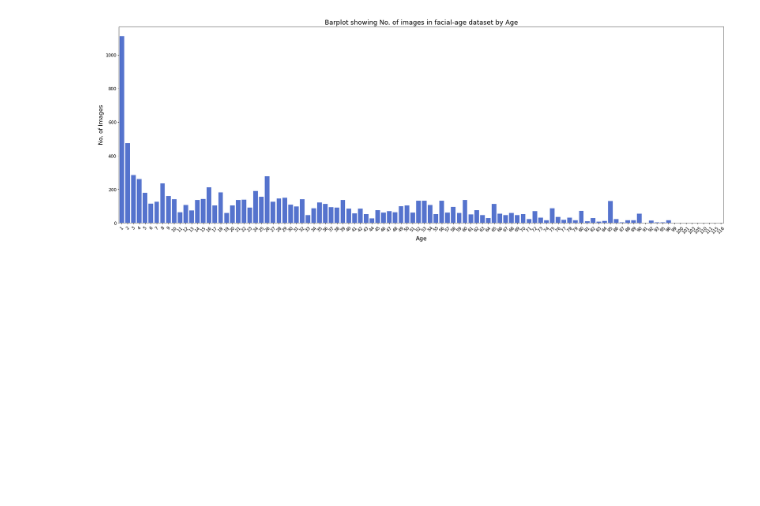
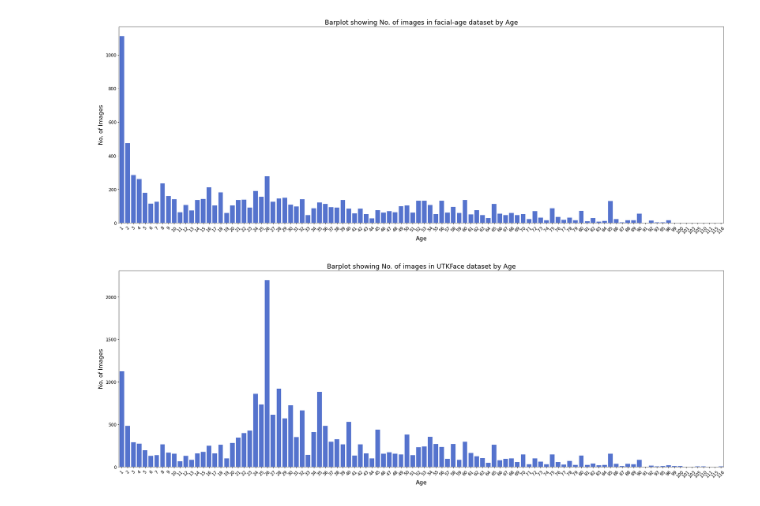
Before and after one commit to tiffanytang3344/Age_Detection_Using_Facial_Image_with_CNN, a Jupyter notebook: EDA_age_data.ipynb, the cells around one changed output. Drawn from its saved outputs; the diff is of its cells as text; code cells hidden in the pictures; blank space fills up the shorter version.

```diff
--- a/EDA_age_data.ipynb
+++ b/EDA_age_data.ipynb
@@ -287,3 +287,22 @@ plt.title("Barplot showing No. of images in facial-age dataset by Age", fontsize
 plt.savefig('/content/drive/My Drive/Age_Detection/plot_images/barplot_facial_age_images.png', bbox_inches='tight');
 # %% [output]
 [figure]
+# %%
+# Plotting the no. of images by ages in a barplot.
+
+plt.figure(figsize=(30, 10))
+
+ax = sns.barplot(x=images_df.index, y=images_df['utkface_images'], color='royalblue')
+
+ax.tick_params(axis='both', labelsize=12)
+ax.tick_params(axis='x', labelrotation=45)
+
+plt.xlabel("Age", fontsize=16)
+plt.ylabel("No. of Images", fontsize=16)
+
+plt.title("Barplot showing No. of images in UTKFace dataset by Age", fontsize=18)
+
+# Exporting plot image in PNG format.
+plt.savefig('/content/drive/My Drive/Age_Detection/plot_images/barplot_utkface_images.png', bbox_inches='tight');
+# %% [output]
+[figure, added]
```
Also changed, not shown: parts of 1 cell of this notebook.
